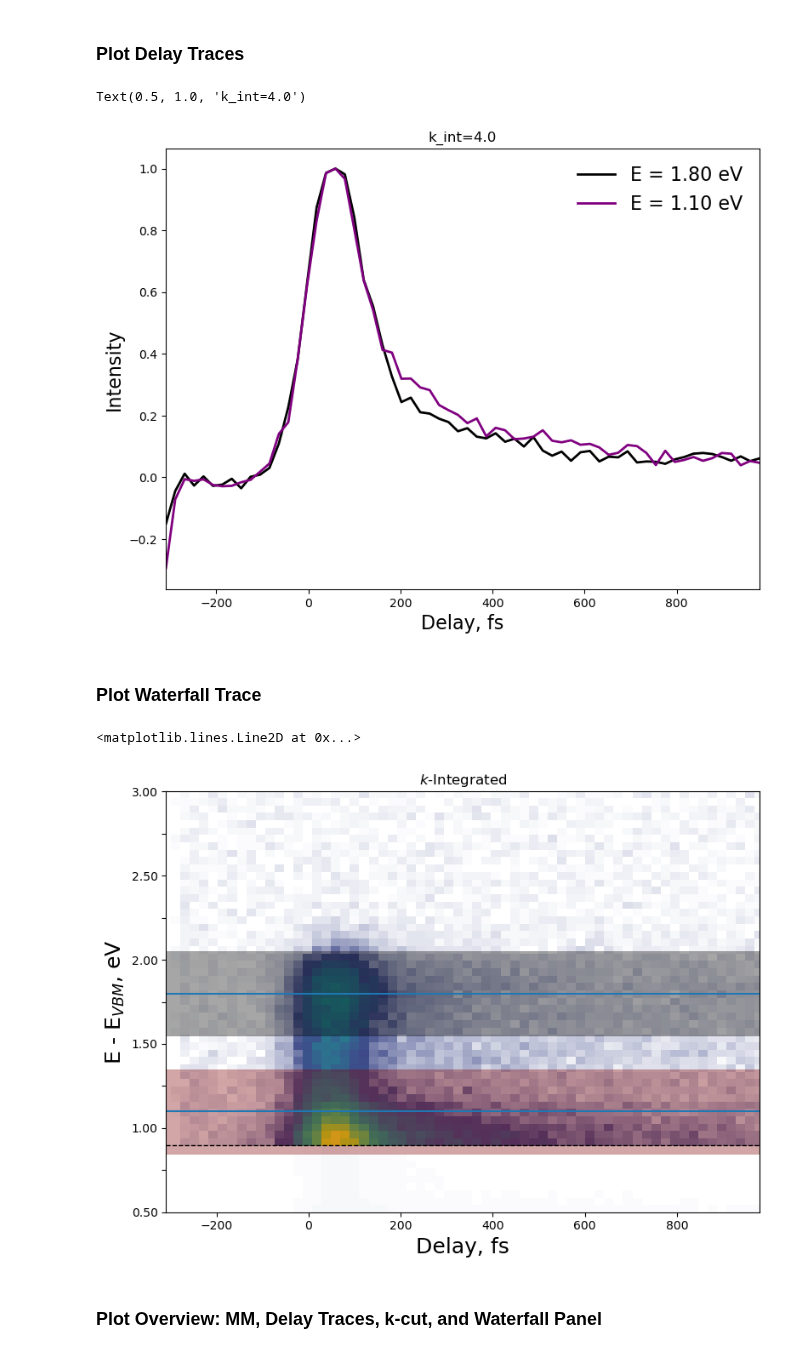
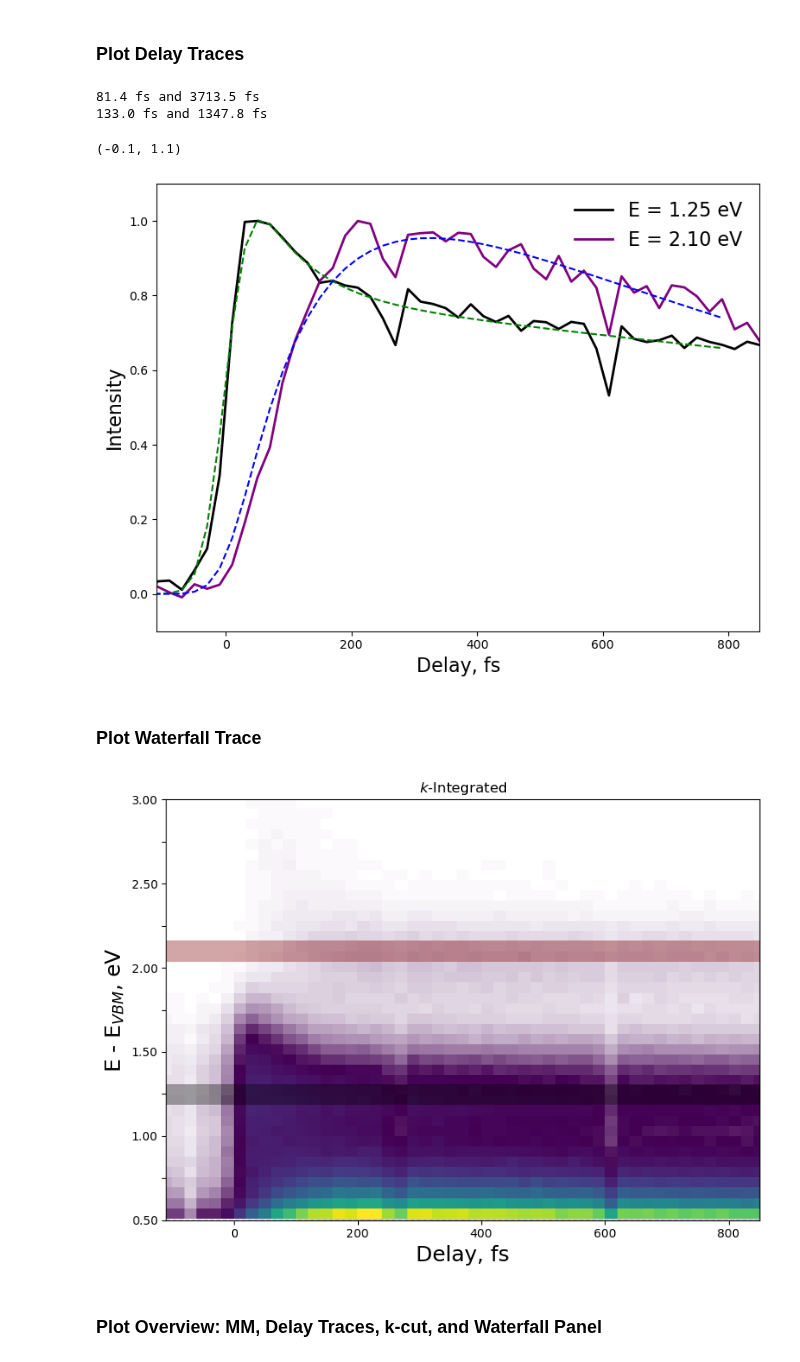
Before and after one commit to lawsonlloyd/mpes-analysis, a Jupyter notebook: mpes_Plot_Analysis.ipynb, the cells around one changed output. Drawn from its saved outputs; the diff is of its cells as text; code cells hidden in the pictures.

Commit message:
Added Delay trace curve fitting to .mpes

```diff
--- a/mpes_Plot_Analysis.ipynb
+++ b/mpes_Plot_Analysis.ipynb
@@ -28,8 +28,9 @@ from mpes import cmap_LTL, cmap_LTL2
 # %% [markdown]
 # Specify Data to Load
 # %%
-filename, offsets = 'Scan788_Ppol3_delay_binned.h5', [0.3, -20]
+filename, offsets = 'Scan162_RT_120x120x115x50_binned.h5', [0.8467, -120]
 data_path = 'R:\Lawson\Data\metis'
+data_path = '/Users/lawsonlloyd/Desktop/Data/metis'
 
 %matplotlib inline
 cmap_plot = cmap_LTL
@@ -75,8 +75,7 @@ mpes.save_figure(fig, name = f'test', image_format = 'pdf')
 # %% [markdown]
 ### Plot Delay Traces
 # %%
-# Plot time traces
-E, E_int = [1.8, 1.1], .12 # Energies for Plotting Time Traces ; 1st Energy for MM
+E, E_int = [1.25, 2.1], .12 # Energies for Plotting Time Traces ; 1st Energy for MM
 (kx, ky), (kx_int, ky_int) = (0, 0), (4, 4) # Central (kx, ky) point and k-integration
 norm_trace = True
 subtract_neg = True
@@ -94,38 +93,64 @@ mpes.plot_time_traces(
     fontsize=16
 )
 
-axs.set_title(f"k_int={kx_int:.1f}")
+### Do a Fitting: Choose model (input as string, e.g. 'monoexp') and input fit parameters
+delay_axis = I.delay.loc[{"delay":slice(-200, 800)}].values
+
+# Curve 1
+time_trace = mpes.get_time_trace(I, 1.25, E_int, (kx, ky), (kx_int, ky_int), True, True, neg_delays = (-300, -50))
+time_trace = time_trace.loc[{"delay":slice(-200, 800)}].values
+
+p0 = [1, 100, 1, 1000]
+lower_bounds, upper_bounds = (0, 0, 0, 0), (10, 100000, 10, 20000)
+popt, pcov, fit_curve_1 = mpes.fit_time_trace('biexp', delay_axis, time_trace, p0, [lower_bounds, upper_bounds], convolve = True, sigma_IRF = 30)
+print(f"{popt[1]:.1f} fs and {popt[3]:.1f} fs")
+
+# Curve 2
+time_trace = mpes.get_time_trace(I, 2.1, E_int, (kx, ky), (kx_int, ky_int), True, True, neg_delays = (-300, -50))
+time_trace = time_trace.loc[{"delay":slice(-200, 800)}].values
+
+p0 = [1, 100, 1000] #C, tau_rise, tau_decay1)
+lower_bounds, upper_bounds = (0, 0, 0), (10, 2000, 10000)
+popt, pcov, fit_curve_2 = mpes.fit_time_trace('exp_rise_monoexp_decay', delay_axis, time_trace, p0, [lower_bounds, upper_bounds], convolve = True, sigma_IRF = 30)
+print(f"{popt[1]:.1f} fs and {popt[2]:.1f} fs")
+
+# Plot Fits
+axs.plot(delay_axis, fit_curve_1, linestyle = 'dashed', color = 'green')
+axs.plot(delay_axis, fit_curve_2, linestyle = 'dashed', color = 'blue')
+axs.set_ylim(-0.1,1.1)
 # %% [output]
-Text(0.5, 1.0, 'k_int=4.0')
+81.4 fs and 3713.5 fs
+133.0 fs and 1347.8 fs
+(-0.1, 1.1)
-[figure, old version]
+[figure, new version]
 # %% [markdown]
 ### Plot Waterfall Trace
 # %%
 # Plot waterfall
 fig, ax = plt.subplots()
 fig.set_size_inches(8, 6, forward=False)
 
+E, E_int = [1.25, 2.1], .12 # Energies for Plotting Time Traces ; 1st Energy for MM
 (kx, ky), (kx_int, ky_int) = (0, 0), (4, 4) # Central (kx, ky) point and k-integration
 
 mpes.plot_waterfall(
     I_diff, kx, kx_int, ky, ky_int,
     fig = fig, ax = ax,
     cmap=cmap_LTL, scale=[0,1], energy_limits=[.5,3]
 )
 
 colors = ['black', 'maroon']
 
 for i in np.arange(len(E)):
 
     rect3 = (Rectangle((-500, E[i]-E_int/2), 2000, E_int , linewidth=.5,\
                          edgecolor=colors[i], facecolor=colors[i], alpha = 0.35))
     ax.add_patch(rect3) #Add rectangle to plot
 
-ax.axhline(E[0])
-ax.axhline(E[1])
+#ax.axhline(E[0])
+#ax.axhline(E[1])
 # %% [output]
-<matplotlib.lines.Line2D at 0x...>
-[figure, old version]
+[figure, new version]
 # %% [markdown]
 ### Plot Overview: MM, Delay Traces, k-cut, and Waterfall Panel
 # %%
```
Also changed, not shown: parts of 6 cells of this notebook, 3 other files.
